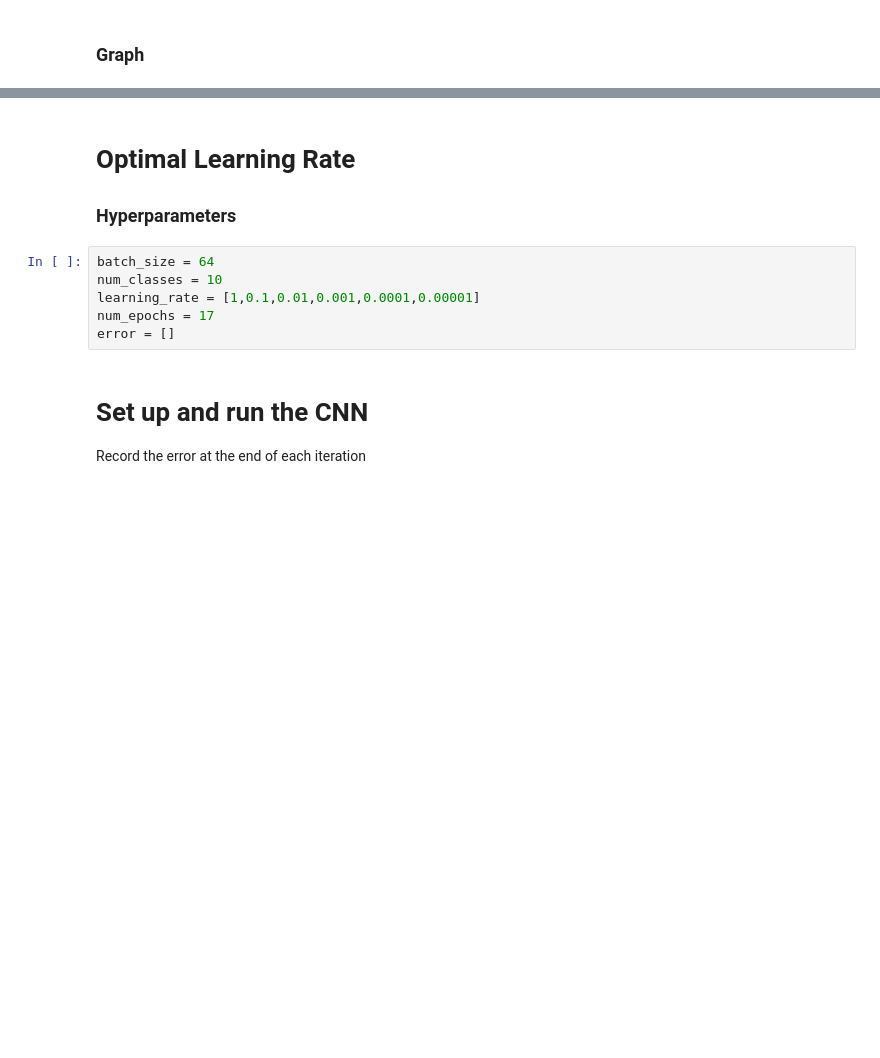
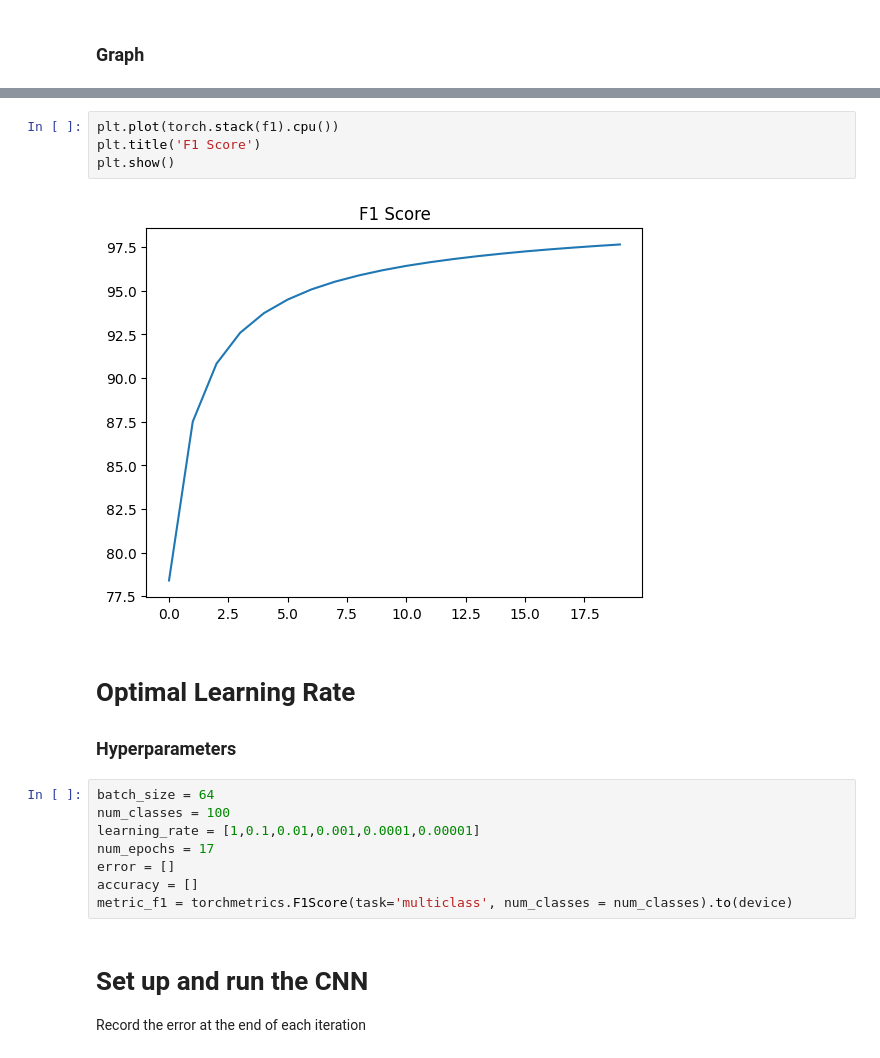
Before and after one commit to khlkeeton/MLProj, a Jupyter notebook: LeNet_MNIST.ipynb, the cells around one changed output, grey strips where cells are left out. Drawn from its saved outputs; the diff is of its cells as text; blank space fills up the shorter version.

```diff
--- a/LeNet_MNIST.ipynb
+++ b/LeNet_MNIST.ipynb
@@ -141,12 +169,20 @@ Maximum accuracy of the network on the 10000 test images: 99.05 at epoch 15
+# %%
+plt.plot(torch.stack(f1).cpu())
+plt.title('F1 Score')
+plt.show()
+# %% [output]
+[figure, added]
 # %% [markdown]
 # Optimal Learning Rate
 ### Hyperparameters
 # %%
 batch_size = 64
-num_classes = 10
+num_classes = 100
 learning_rate = [1,0.1,0.01,0.001,0.0001,0.00001]
 num_epochs = 17
 error = []
+accuracy = []
+metric_f1 = torchmetrics.F1Score(task='multiclass', num_classes = num_classes).to(device)
 # %% [markdown]
 # Set up and run the CNN
 Record the error at the end of each iteration
```
Also changed, not shown: parts of 22 cells of this notebook, 5 other files.
